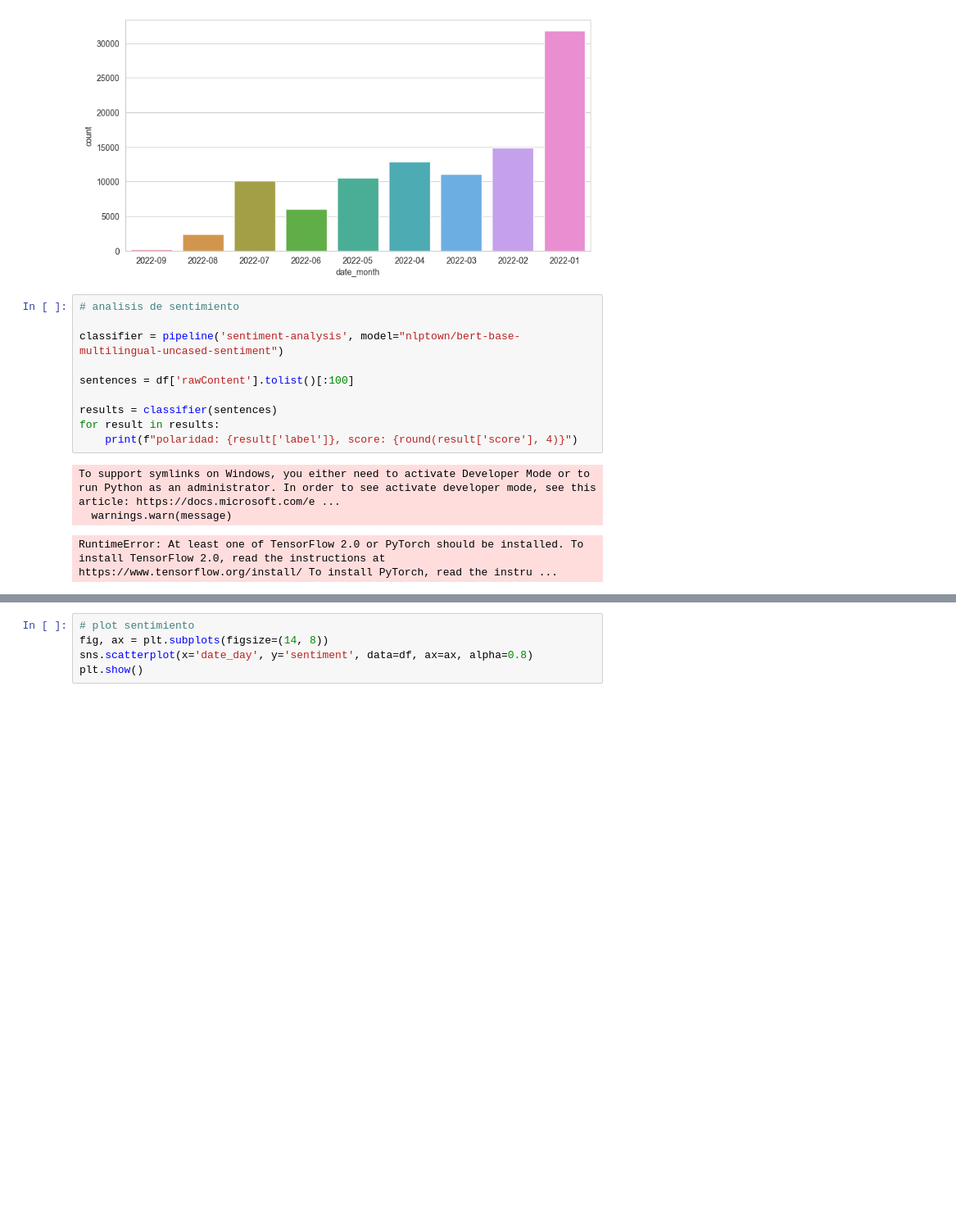
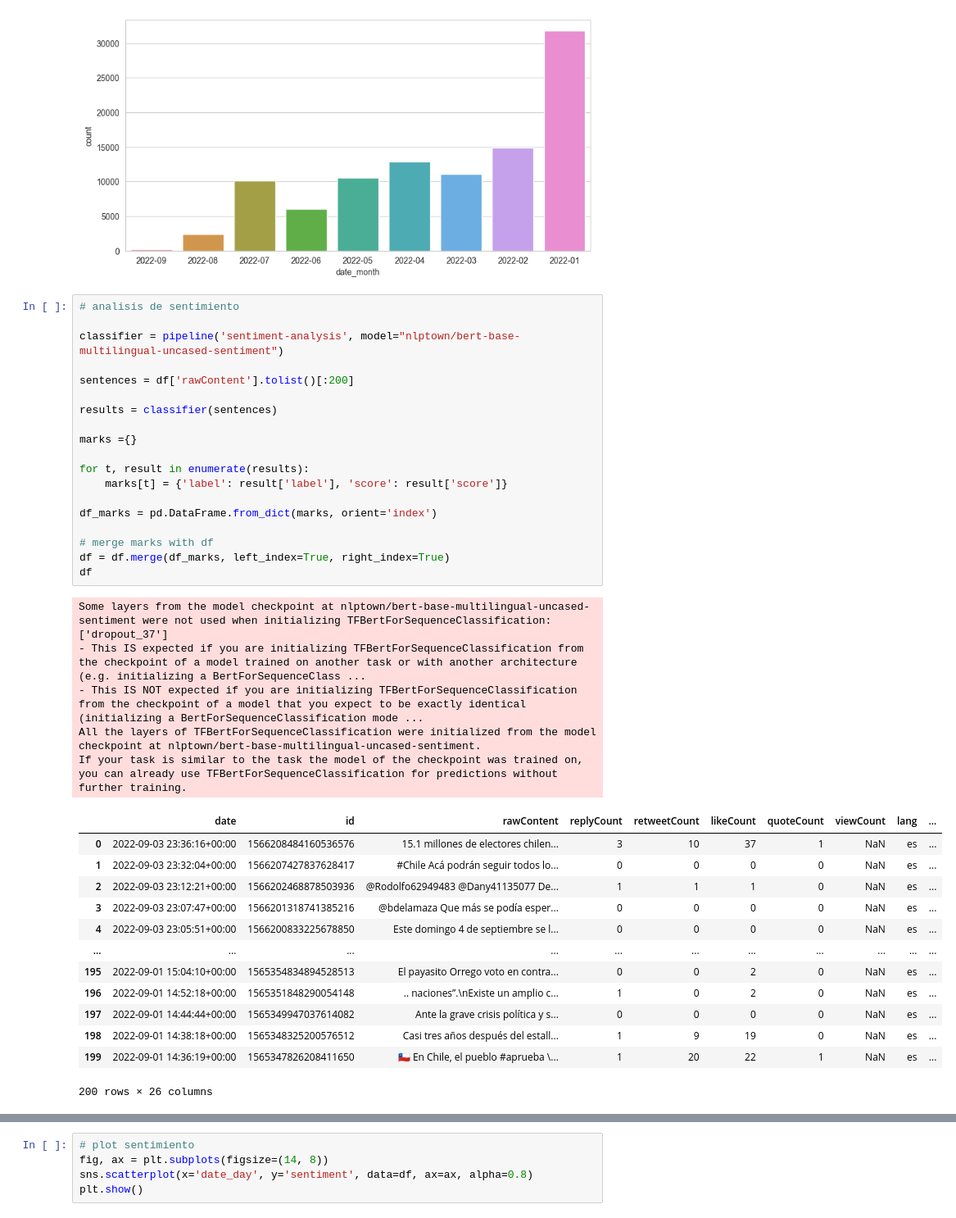
Before and after one commit to aquinteros/cc_sentiment_analysis, a Jupyter notebook: sentiment_analysis_transformers.ipynb, the cells around one changed output, grey strips where cells are left out. Shown: that part at 82% size. Cells and saved outputs as stored; diff of their text form; blank space fills up the shorter version.

Commit message:
sentiment analysis con tensorflow

```diff
--- a/sentiment_analysis_transformers.ipynb
+++ b/sentiment_analysis_transformers.ipynb
@@ -57,14 +46,38 @@ plt.show()
 # %%
 # analisis de sentimiento
 
 classifier = pipeline('sentiment-analysis', model="nlptown/bert-base-multilingual-uncased-sentiment")
 
-sentences = df['rawContent'].tolist()[:100]
+sentences = df['rawContent'].tolist()[:200]
 
 results = classifier(sentences)
-for result in results:
-    print(f"polaridad: {result['label']}, score: {round(result['score'], 4)}")
+
+marks ={}
+
+for t, result in enumerate(results):
+    marks[t] = {'label': result['label'], 'score': result['score']}
+
+df_marks = pd.DataFrame.from_dict(marks, orient='index')
+
+# merge marks with df
+df = df.merge(df_marks, left_index=True, right_index=True)
+df
 # %% [output]
-To support symlinks on Windows, you either need to activate Developer Mode or to run Python as an administrator. In order to see activate developer mode, see this article: https://docs.microsoft.com/e ...
-  warnings.warn(message)
+Some layers from the model checkpoint at nlptown/bert-base-multilingual-uncased-sentiment were not used when initializing TFBertForSequenceClassification: ['dropout_37']
+- This IS expected if you are initializing TFBertForSequenceClassification from the checkpoint of a model trained on another task or with another architecture (e.g. initializing a BertForSequenceClass ...
+- This IS NOT expected if you are initializing TFBertForSequenceClassification from the checkpoint of a model that you expect to be exactly identical (initializing a BertForSequenceClassification mode ...
+All the layers of TFBertForSequenceClassification were initialized from the model checkpoint at nlptown/bert-base-multilingual-uncased-sentiment.
+If your task is similar to the task the model of the checkpoint was trained on, you can already use TFBertForSequenceClassification for predictions without further training.
+|  | date | id | rawContent | replyCount | retweetCount | likeCount | quoteCount | viewCount | lang | ... |
+| 0 | 2022-09-03 23:36:16+00:00 | 1566208484160536576 | 15.1 millones de electores chilen... | 3 | 10 | 37 | 1 | NaN | es | ... |
+| 1 | 2022-09-03 23:32:04+00:00 | 1566207427837628417 | #Chile Acá podrán seguir todos lo... | 0 | 0 | 0 | 0 | NaN | es | ... |
+| 2 | 2022-09-03 23:12:21+00:00 | 1566202468878503936 | @Rodolfo62949483 @Dany41135077 De... | 1 | 1 | 1 | 0 | NaN | es | ... |
+| 3 | 2022-09-03 23:07:47+00:00 | 1566201318741385216 | @bdelamaza Que más se podía esper... | 0 | 0 | 0 | 0 | NaN | es | ... |
+| 4 | 2022-09-03 23:05:51+00:00 | 1566200833225678850 | Este domingo 4 de septiembre se l... | 0 | 0 | 0 | 0 | NaN | es | ... |
+| ... | ... | ... | ... | ... | ... | ... | ... | ... | ... | ... |
+| 195 | 2022-09-01 15:04:10+00:00 | 1565354834894528513 | El payasito Orrego voto en contra... | 0 | 0 | 2 | 0 | NaN | es | ... |
+| 196 | 2022-09-01 14:52:18+00:00 | 1565351848290054148 | .. naciones”.\nExiste un amplio c... | 1 | 0 | 2 | 0 | NaN | es | ... |
+| 197 | 2022-09-01 14:44:44+00:00 | 1565349947037614082 | Ante la grave crisis política y s... | 0 | 0 | 0 | 0 | NaN | es | ... |
+| 198 | 2022-09-01 14:38:18+00:00 | 1565348325200576512 | Casi tres años después del estall... | 1 | 9 | 19 | 0 | NaN | es | ... |
+| 199 | 2022-09-01 14:36:19+00:00 | 1565347826208411650 | 🇨🇱 En Chile, el pueblo #aprueba \... | 1 | 20 | 22 | 1 | NaN | es | ... |
-RuntimeError: At least one of TensorFlow 2.0 or PyTorch should be installed. To install TensorFlow 2.0, read the instructions at https://www.tensorflow.org/install/ To install PyTorch, read the instru ...
+200 rows × 26 columns
```
Also changed, not shown: parts of 3 cells of this notebook.
